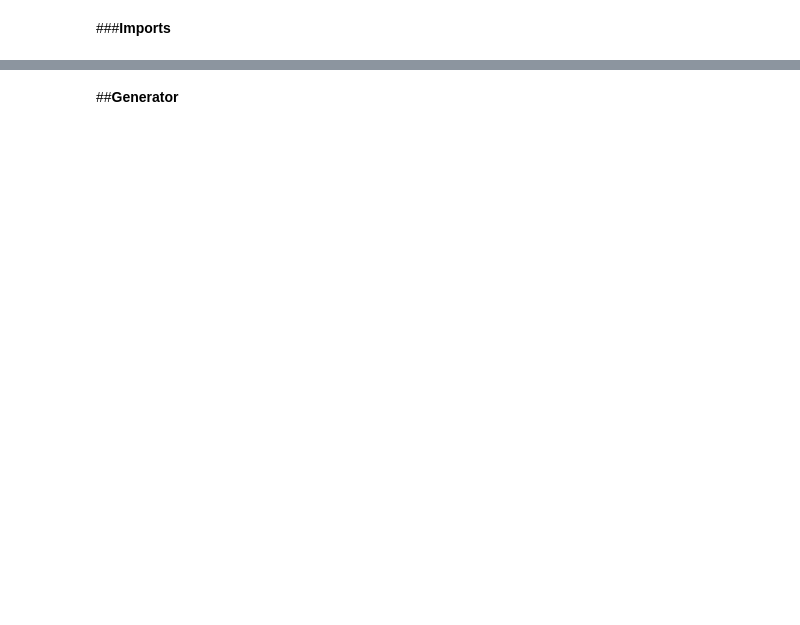
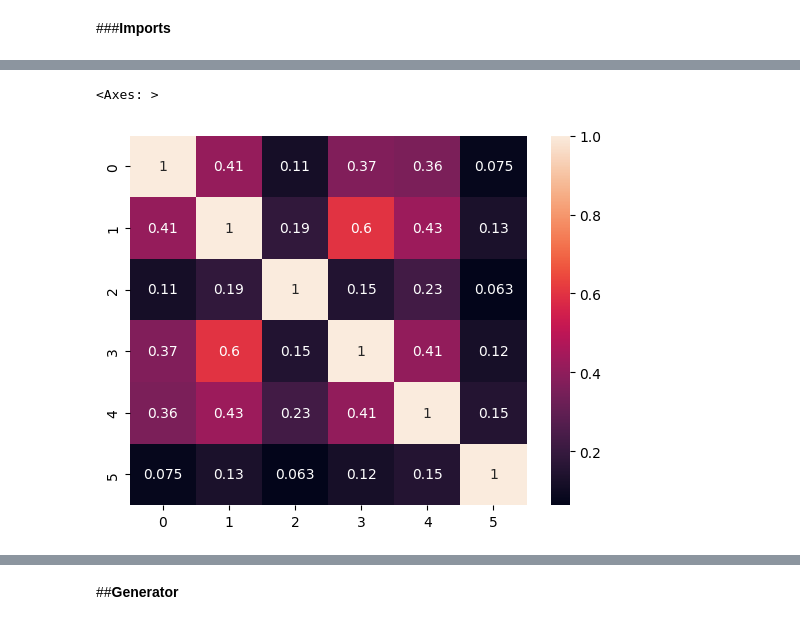
Before and after one commit to Julia-Elisa/NLP-Philosophy-text-generator, a Jupyter notebook: DM_project.ipynb, the cells around one changed output, grey strips where cells are left out. Cells and saved outputs as stored; diff of their text form; code cells hidden in the pictures; blank space fills up the shorter version.

```diff
--- a/DM_project.ipynb
+++ b/DM_project.ipynb
@@ -367,0 +383,29 @@ Here we are interested in finding the topic for each book.
+# %%
+# cos-similarity for the 6 books
+import pandas as pd
+from sklearn.feature_extraction.text import CountVectorizer
+from sklearn.feature_extraction.text import TfidfVectorizer
+
+count_vect = CountVectorizer()
+vectorizer = TfidfVectorizer()
+
+columns = ['Nihilist', 'Stoic', 'Marxist', 'Christian', 'Hedonist', 'Rational']
+corpus = [nihil_book, stoic_book, marx_book, christian_book, hedonism_book, rational_book ]
+
+X = count_vect.fit_transform(corpus)
+
+pd.DataFrame(X.toarray(),columns=count_vect.get_feature_names_out(),index=columns)
+
+trsfm=vectorizer.fit_transform(corpus)
+pd.DataFrame(trsfm.toarray(),columns=vectorizer.get_feature_names_out(),index=columns)
+
+
+from sklearn.metrics.pairwise import cosine_similarity
+
+arr = cosine_similarity(trsfm[0:len(columns)], trsfm)
+# %%
+import seaborn as sns
+sns.heatmap(arr, annot=True)
+# %% [output]
+<Axes: >
+[figure, added]
```
Also changed, not shown: parts of 138 cells of this notebook.
